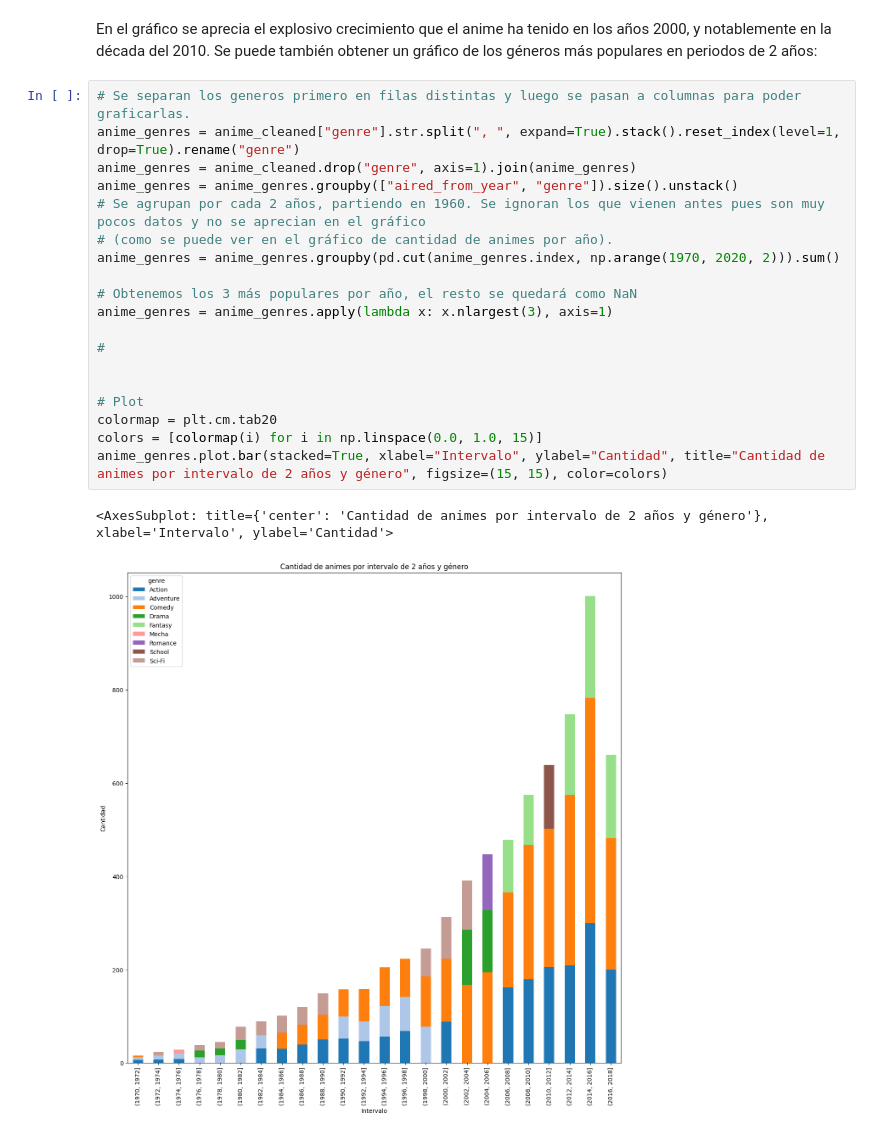
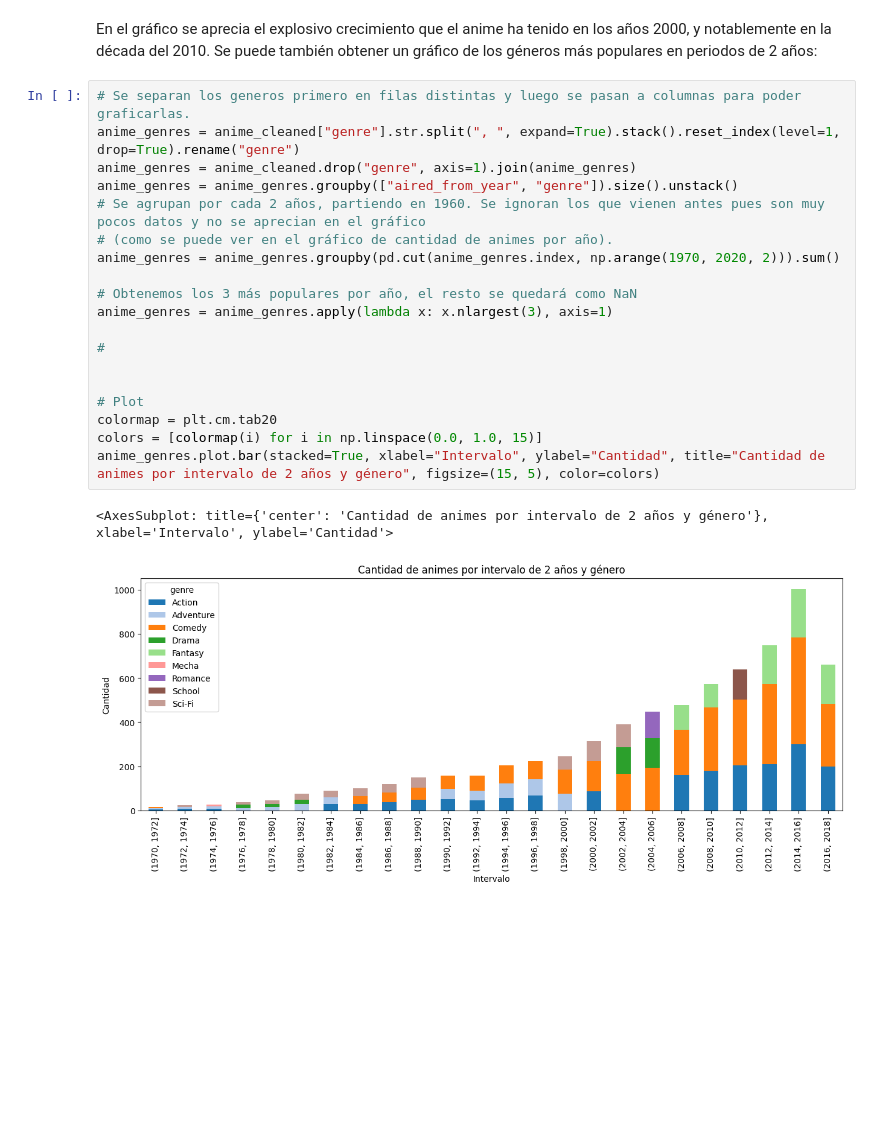
Before and after one commit to bigkwii/CC5205-2022-2-grupo-15, a Jupyter notebook: hito1.ipynb, the cells around one changed output. Saved outputs shown, nothing was run; the diff lists cells and outputs as text; blank space fills up the shorter version.

```diff
--- a/hito1.ipynb
+++ b/hito1.ipynb
@@ -280,22 +280,22 @@ Se puede también obtener un gráfico de los géneros más populares en periodos
 # %%
 # Se separan los generos primero en filas distintas y luego se pasan a columnas para poder graficarlas.
 anime_genres = anime_cleaned["genre"].str.split(", ", expand=True).stack().reset_index(level=1, drop=True).rename("genre")
 anime_genres = anime_cleaned.drop("genre", axis=1).join(anime_genres)
 anime_genres = anime_genres.groupby(["aired_from_year", "genre"]).size().unstack()
 # Se agrupan por cada 2 años, partiendo en 1960. Se ignoran los que vienen antes pues son muy pocos datos y no se aprecian en el gráfico
 # (como se puede ver en el gráfico de cantidad de animes por año).
 anime_genres = anime_genres.groupby(pd.cut(anime_genres.index, np.arange(1970, 2020, 2))).sum()
 
 # Obtenemos los 3 más populares por año, el resto se quedará como NaN
 anime_genres = anime_genres.apply(lambda x: x.nlargest(3), axis=1)
 
 #
 
 
 # Plot
 colormap = plt.cm.tab20
 colors = [colormap(i) for i in np.linspace(0.0, 1.0, 15)]
-anime_genres.plot.bar(stacked=True, xlabel="Intervalo", ylabel="Cantidad", title="Cantidad de animes por intervalo de 2 años y género", figsize=(15, 15), color=colors)
+anime_genres.plot.bar(stacked=True, xlabel="Intervalo", ylabel="Cantidad", title="Cantidad de animes por intervalo de 2 años y género", figsize=(15, 5), color=colors)
 # %% [output]
 <AxesSubplot: title={'center': 'Cantidad de animes por intervalo de 2 años y género'}, xlabel='Intervalo', ylabel='Cantidad'>
-[figure, old version]
+[figure, new version]
```
Also changed, not shown: parts of 2 cells of this notebook.
